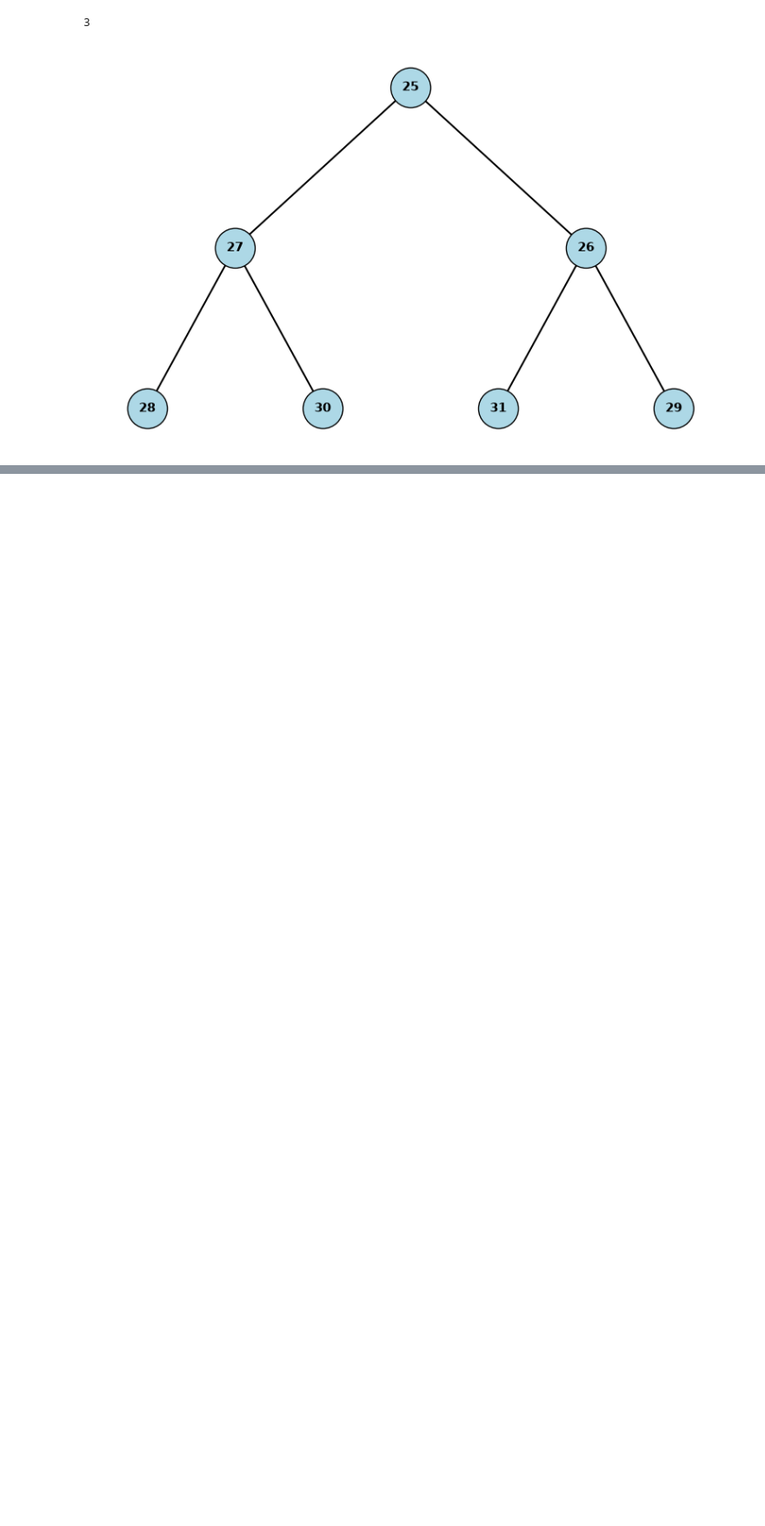
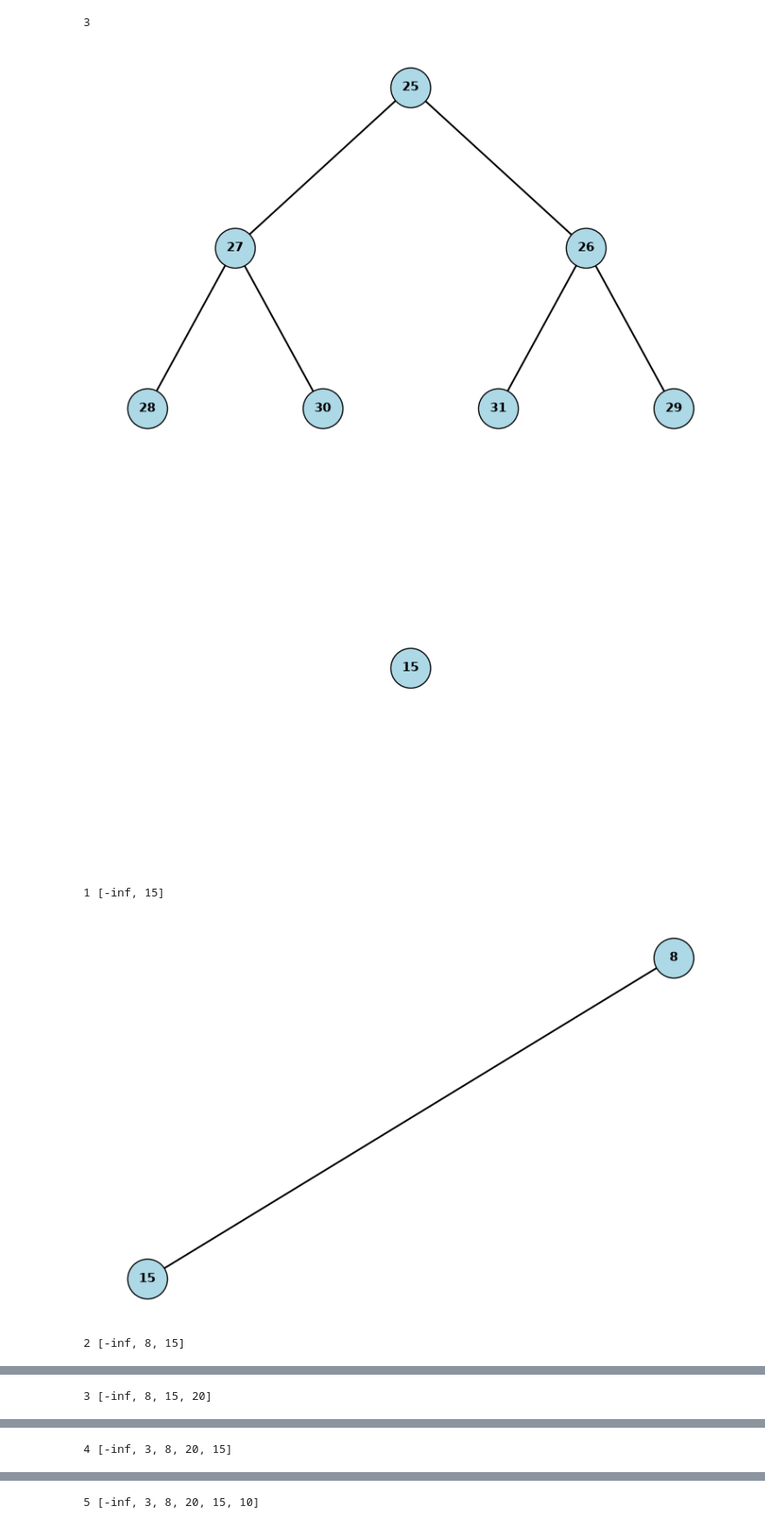
Before and after one commit to iamdavidhdzz/ED_2026_02_v2, a Jupyter notebook: student_work/Proyecto2/Proyecto_2_Heap.ipynb, the cells around one changed output, grey strips where cells are left out. Shown at 87% size. Saved outputs shown, nothing was run; the diff lists cells and outputs as text; code cells hidden in the pictures; blank space fills up the shorter version.

Commit message:
Adjunto de fotos

```diff
--- a/student_work/Proyecto2/Proyecto_2_Heap.ipynb
+++ b/student_work/Proyecto2/Proyecto_2_Heap.ipynb
@@ -243,3 +243,24 @@ H.remove_smallest(imagen=True)
 H.build_heap([31, 30, 29, 28, 27, 26, 25], imagen=True)
 # %% [output]
 [figure]
+# %%
+import os
+import importlib
+import heap
+importlib.reload(heap)
+from heap import Heap
+
+os.makedirs("fotos", exist_ok=True)     # crea la carpeta fotos si no existe
+
+valores = [15, 8, 20, 3, 10]            # NO cambie esta lista
+
+H = Heap()
+for i, v in enumerate(valores, start=1):
+    H.insert(v, imagen=True)
+    # guarde aquí la imagen de esta inserción en f"fotos/insert_{i}.png"
+    print(i, H.arreglo)
+# %% [output]
+[figure, added]
+1 [-inf, 15]
+[figure, added]
+2 [-inf, 8, 15]
@@ -245,0 +268 @@ H.build_heap([31, 30, 29, 28, 27, 26, 25], imagen=True)
+3 [-inf, 8, 15, 20]
@@ -245,0 +270 @@ H.build_heap([31, 30, 29, 28, 27, 26, 25], imagen=True)
+4 [-inf, 3, 8, 20, 15]
@@ -245,0 +272 @@ H.build_heap([31, 30, 29, 28, 27, 26, 25], imagen=True)
+5 [-inf, 3, 8, 20, 15, 10]
```
Also changed, not shown: parts of 1 cell of this notebook.
